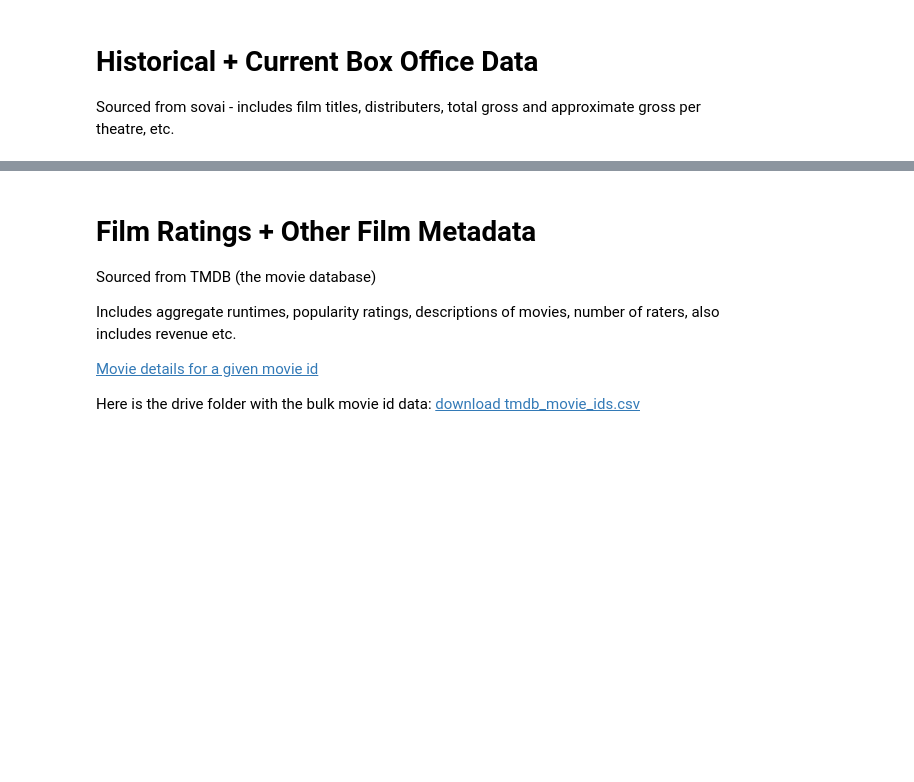
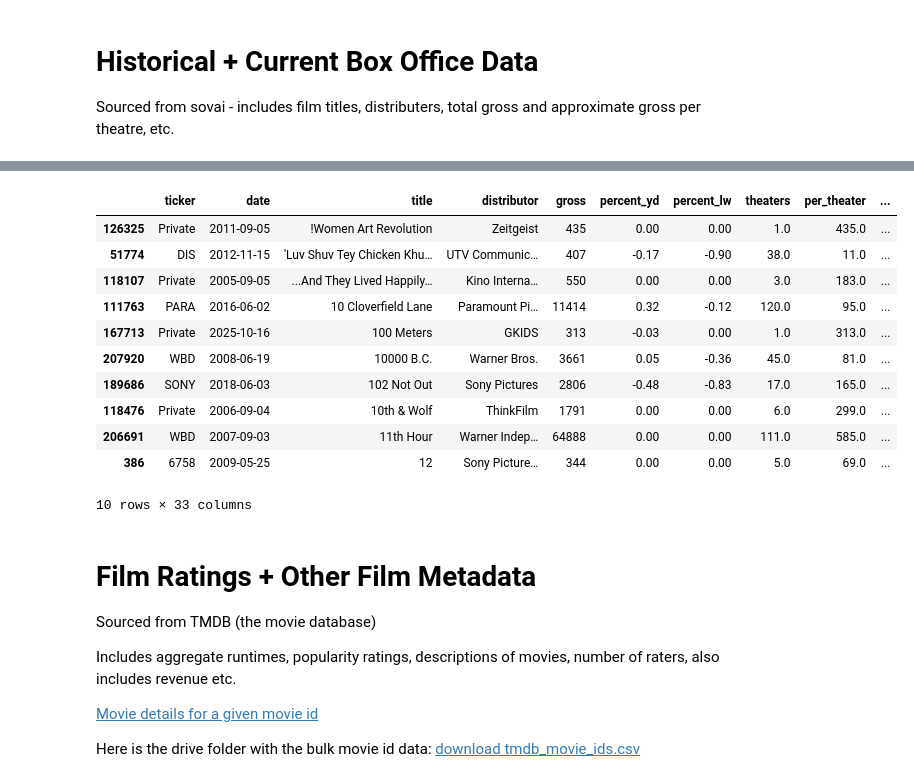
Before and after one commit to skrigel/cinema_by_the_numbers, a Jupyter notebook: data_cleaning/cleaning_and_merging.ipynb, the cells around one changed output, grey strips where cells are left out. Drawn from its saved outputs; the diff is of its cells as text; code cells hidden in the pictures; blank space fills up the shorter version.

```diff
--- a/data_cleaning/cleaning_and_merging.ipynb
+++ b/data_cleaning/cleaning_and_merging.ipynb
@@ -27,0 +38,7 @@ sov_df['title_key'] = normalize_title(sov_df['title'])
+# %%
+# Clean SOVAI data
+# Drop duplicates: keep latest/highest grossing per movie
+sov_df = sov_df.sort_values(
+    by=['title_key', 'date','total_gross'],
+    ascending=[True, False, False]
+)
@@ -44,3 +88,18 @@ sov_latest = sov_latest.dropna(subset=['title_key', 'gross', 'date'])
+# %%
+sov_latest.head(10)
+# %% [output]
+|  | ticker | date | title | distributor | gross | percent_yd | percent_lw | theaters | per_theater | ... |
+| 126325 | Private | 2011-09-05 | !Women Art Revolution | Zeitgeist | 435 | 0.00 | 0.00 | 1.0 | 435.0 | ... |
+| 51774 | DIS | 2012-11-15 | 'Luv Shuv Tey Chicken Khu… | UTV Communic… | 407 | -0.17 | -0.90 | 38.0 | 11.0 | ... |
+| 118107 | Private | 2005-09-05 | ...And They Lived Happily… | Kino Interna… | 550 | 0.00 | 0.00 | 3.0 | 183.0 | ... |
+| 111763 | PARA | 2016-06-02 | 10 Cloverfield Lane | Paramount Pi… | 11414 | 0.32 | -0.12 | 120.0 | 95.0 | ... |
+| 167713 | Private | 2025-10-16 | 100 Meters | GKIDS | 313 | -0.03 | 0.00 | 1.0 | 313.0 | ... |
+| 207920 | WBD | 2008-06-19 | 10000 B.C. | Warner Bros. | 3661 | 0.05 | -0.36 | 45.0 | 81.0 | ... |
+| 189686 | SONY | 2018-06-03 | 102 Not Out | Sony Pictures | 2806 | -0.48 | -0.83 | 17.0 | 165.0 | ... |
+| 118476 | Private | 2006-09-04 | 10th & Wolf | ThinkFilm | 1791 | 0.00 | 0.00 | 6.0 | 299.0 | ... |
+| 206691 | WBD | 2007-09-03 | 11th Hour | Warner Indep… | 64888 | 0.00 | 0.00 | 111.0 | 585.0 | ... |
+| 386 | 6758 | 2009-05-25 | 12 | Sony Picture… | 344 | 0.00 | 0.00 | 5.0 | 69.0 | ... |
+10 rows × 33 columns
 # %% [markdown]
 # Film Ratings + Other Film Metadata
 
```
Also changed, not shown: parts of 13 cells of this notebook, 31 other files.
